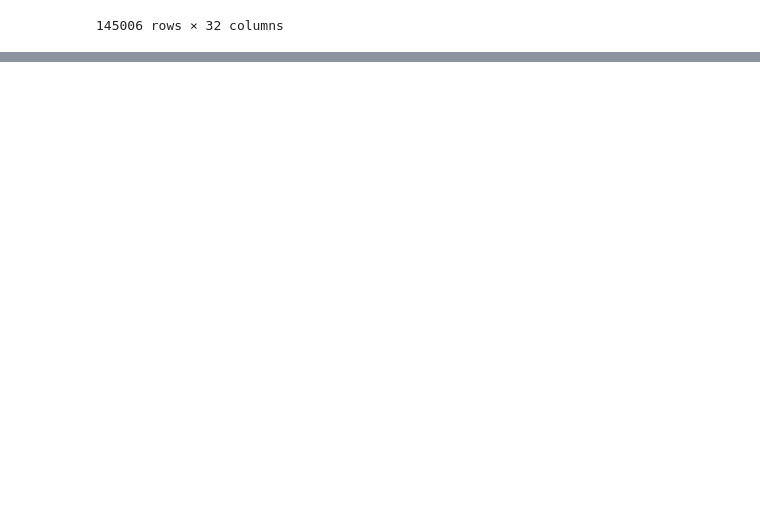
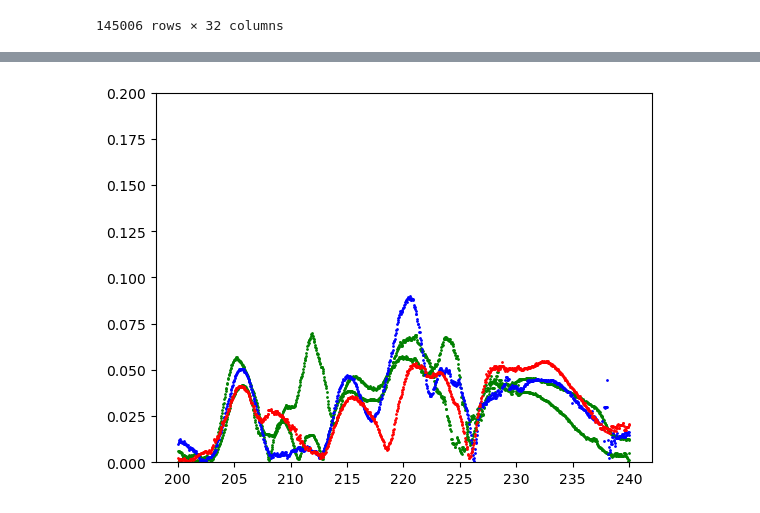
Before and after one commit to lnyousif/Football101, a Jupyter notebook: Laith Notebook.ipynb, the cells around one changed output, grey strips where cells are left out. Saved outputs shown, nothing was run; the diff lists cells and outputs as text; code cells hidden in the pictures; blank space fills up the shorter version.

```diff
--- a/Laith Notebook.ipynb
+++ b/Laith Notebook.ipynb
@@ -93,0 +86,13 @@ tracking_home.plot(x='Time [s]',y='Home_9_speed', xlim=(0,1),ylim=(0,.2))
+# %%
+tracking_home2 = tracking_home_speed[5000:6000]
+
+plt.plot(tracking_home2['Time [s]'],tracking_home2['Home_1_speed'], marker='o', linestyle='', markersize=1, color='g', label='Scatter Plot')
+plt.plot(tracking_home2['Time [s]'],tracking_home2['Home_2_speed'], marker='o', linestyle='', markersize=1, color='g', label='Scatter Plot')
+plt.plot(tracking_home2['Time [s]'],tracking_home2['Home_3_speed'], marker='o', linestyle='', markersize=1, color='b', label='Scatter Plot')
+plt.plot(tracking_home2['Time [s]'],tracking_home2['Home_4_speed'], marker='o', linestyle='', markersize=1, color='r', label='Scatter Plot')
+
+
+plt.ylim(0, .2)
+plt.show()
+# %% [output]
+[figure, added]
```
Also changed, not shown: parts of 8 cells of this notebook.
